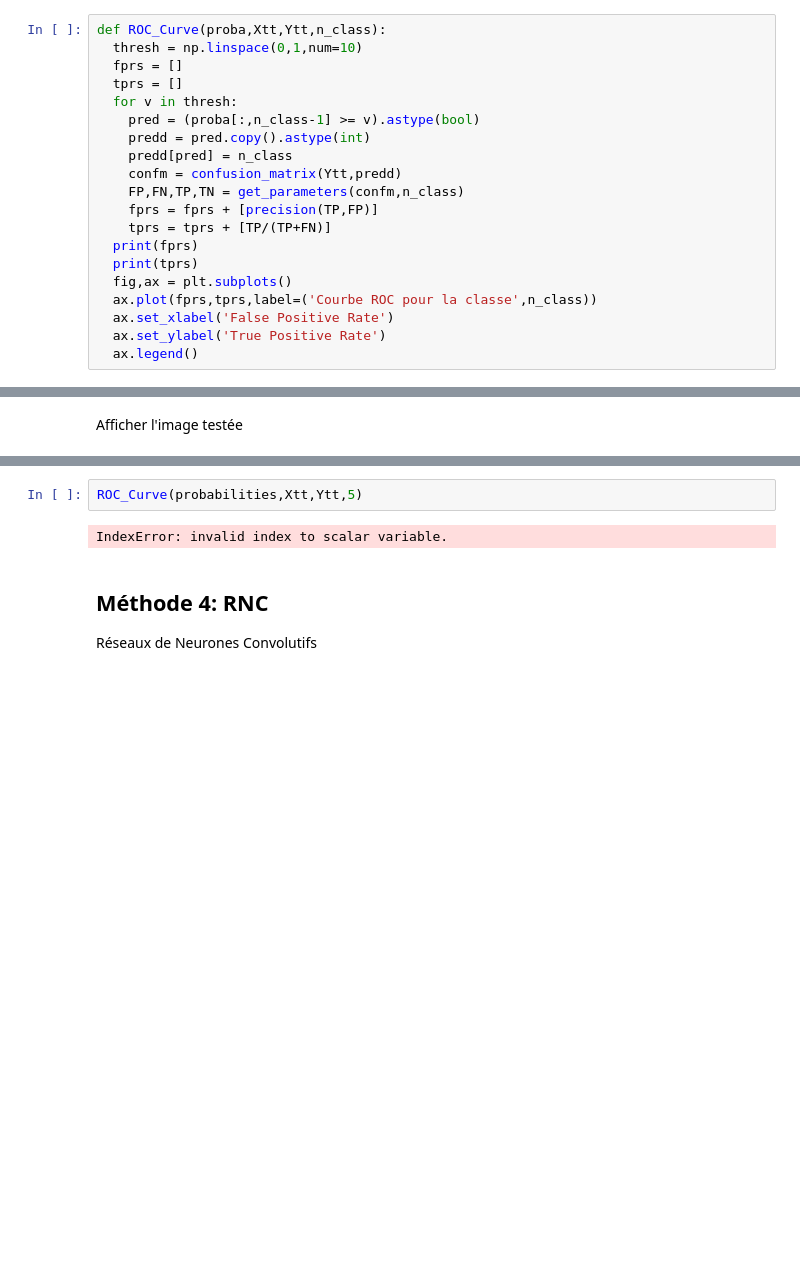
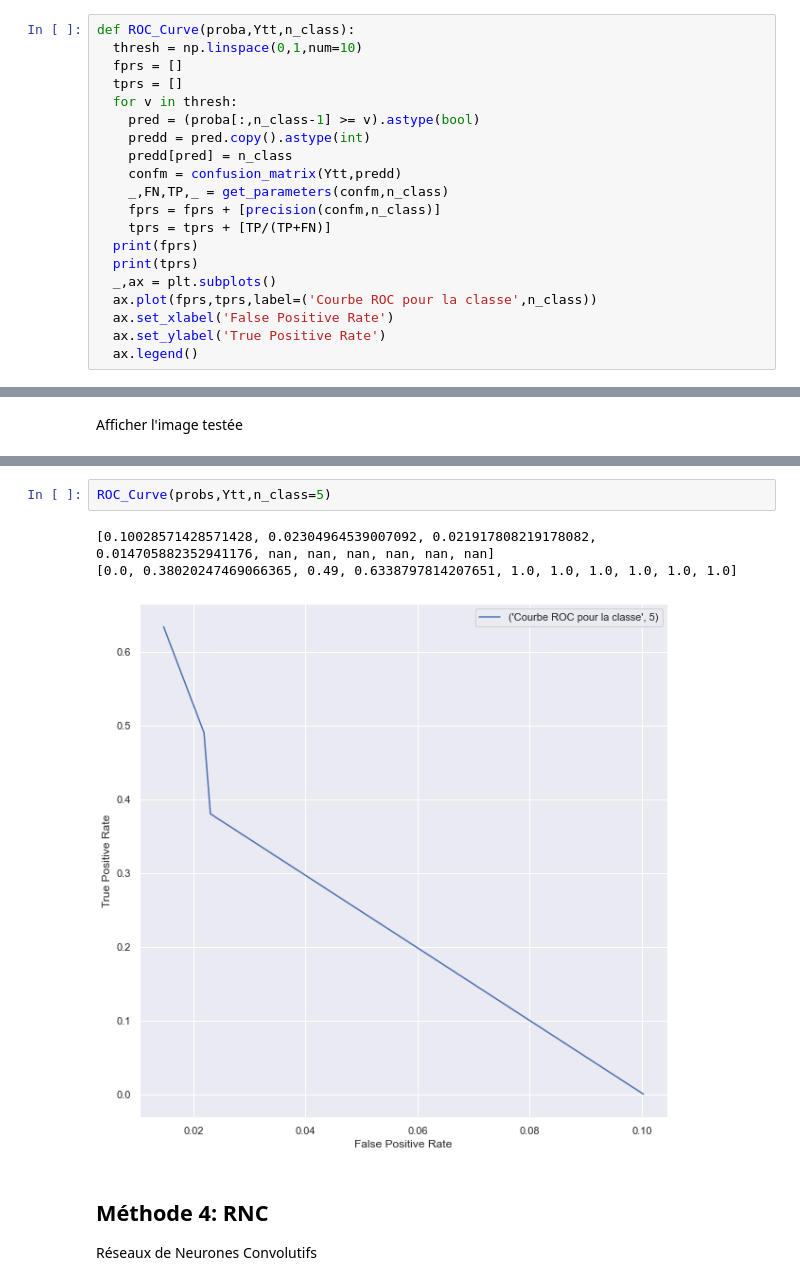
Before and after one commit to kawaremu/MLFromScratch, a Jupyter notebook: Performance measures.ipynb, the cells around one changed output, grey strips where cells are left out. Drawn from its saved outputs; the diff is of its cells as text; blank space fills up the shorter version.

```diff
--- a/Performance measures.ipynb
+++ b/Performance measures.ipynb
@@ -382,7 +379,7 @@ def fpr(confusion_matrix,n_class):
 # %% [markdown]
 ### ⚫ ROC Curve
 # %%
-def ROC_Curve(proba,Xtt,Ytt,n_class):
+def ROC_Curve(proba,Ytt,n_class):
   thresh = np.linspace(0,1,num=10)
   fprs = []
   tprs = []
@@ -391,12 +388,12 @@ def ROC_Curve(proba,Xtt,Ytt,n_class):
     predd = pred.copy().astype(int)
     predd[pred] = n_class
     confm = confusion_matrix(Ytt,predd)
-    FP,FN,TP,TN = get_parameters(confm,n_class)
-    fprs = fprs + [precision(TP,FP)]
+    _,FN,TP,_ = get_parameters(confm,n_class)
+    fprs = fprs + [precision(confm,n_class)]
     tprs = tprs + [TP/(TP+FN)]
   print(fprs)
   print(tprs)
-  fig,ax = plt.subplots()
+  _,ax = plt.subplots()
   ax.plot(fprs,tprs,label=('Courbe ROC pour la classe',n_class))
   ax.set_xlabel('False Positive Rate')
   ax.set_ylabel('True Positive Rate')
@@ -986,7 +1032,9 @@ probabilities = model.predict_proba(Xtt)
 # %%
-ROC_Curve(probabilities,Xtt,Ytt,5)
+ROC_Curve(probs,Ytt,n_class=5)
 # %% [output]
-IndexError: invalid index to scalar variable.
+[0.10028571428571428, 0.02304964539007092, 0.021917808219178082, 0.014705882352941176, nan, nan, nan, nan, nan, nan]
+[0.0, 0.38020247469066365, 0.49, 0.6338797814207651, 1.0, 1.0, 1.0, 1.0, 1.0, 1.0]
+[figure, added]
 # %% [markdown]
 ## Méthode 4: RNC
 Réseaux de Neurones Convolutifs
```
Also changed, not shown: parts of 23 cells of this notebook.
